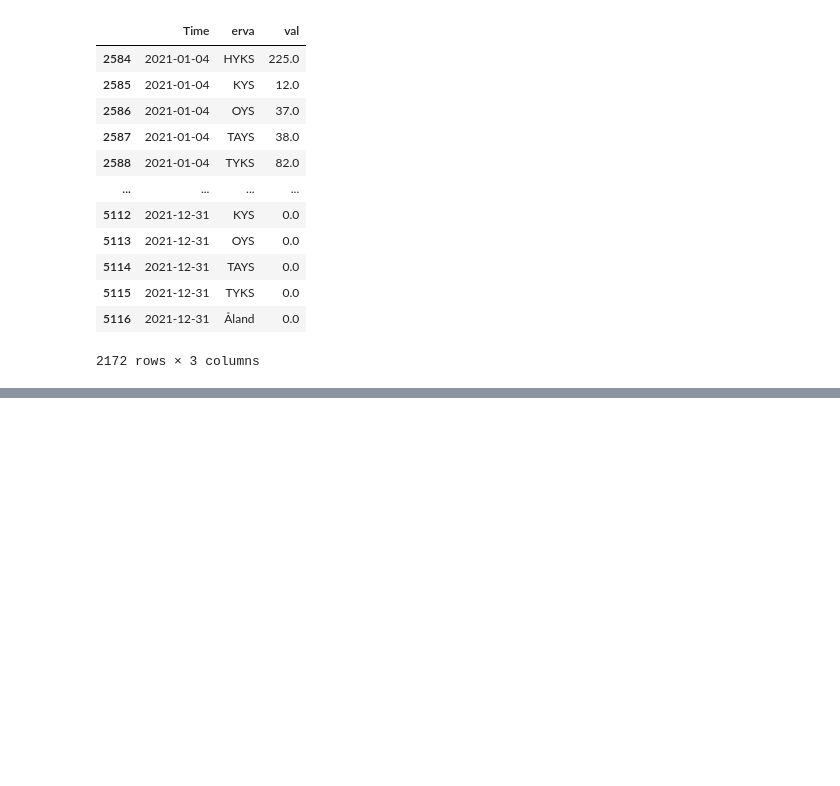
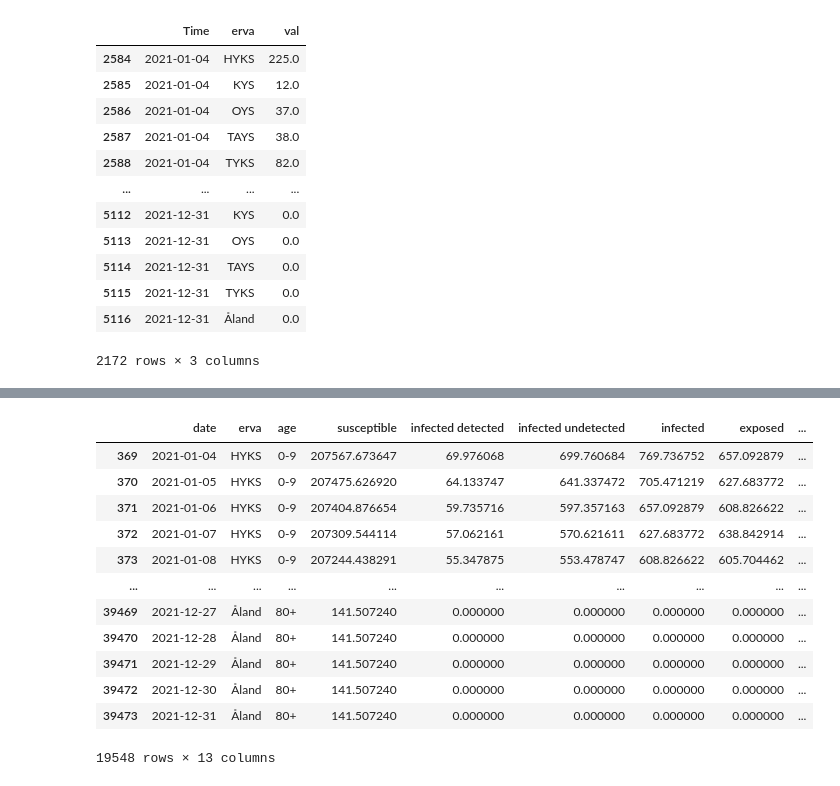
Before and after one commit to FINCoVID19/optimized_vaccination_finland, a Jupyter notebook: reported_cases_age_erva.ipynb, the cells around one changed output, grey strips where cells are left out. Saved outputs shown, nothing was run; the diff lists cells and outputs as text; code cells hidden in the pictures; blank space fills up the shorter version.

```diff
--- a/reported_cases_age_erva.ipynb
+++ b/reported_cases_age_erva.ipynb
@@ -111,0 +108,18 @@ comp.loc[comp['date'] >= '2021-01-04', ]
+# %%
+epidemic_state = full_epidemic_state_finland(logger, age_file)
+# %%
+epidemic_state.loc[epidemic_state['date'] >= '2021-01-04', ]
+# %% [output]
+|  | date | erva | age | susceptible | infected detected | infected undetected | infected | exposed | ... |
+| 369 | 2021-01-04 | HYKS | 0-9 | 207567.673647 | 69.976068 | 699.760684 | 769.736752 | 657.092879 | ... |
+| 370 | 2021-01-05 | HYKS | 0-9 | 207475.626920 | 64.133747 | 641.337472 | 705.471219 | 627.683772 | ... |
+| 371 | 2021-01-06 | HYKS | 0-9 | 207404.876654 | 59.735716 | 597.357163 | 657.092879 | 608.826622 | ... |
+| 372 | 2021-01-07 | HYKS | 0-9 | 207309.544114 | 57.062161 | 570.621611 | 627.683772 | 638.842914 | ... |
+| 373 | 2021-01-08 | HYKS | 0-9 | 207244.438291 | 55.347875 | 553.478747 | 608.826622 | 605.704462 | ... |
+| ... | ... | ... | ... | ... | ... | ... | ... | ... | ... |
+| 39469 | 2021-12-27 | Åland | 80+ | 141.507240 | 0.000000 | 0.000000 | 0.000000 | 0.000000 | ... |
+| 39470 | 2021-12-28 | Åland | 80+ | 141.507240 | 0.000000 | 0.000000 | 0.000000 | 0.000000 | ... |
+| 39471 | 2021-12-29 | Åland | 80+ | 141.507240 | 0.000000 | 0.000000 | 0.000000 | 0.000000 | ... |
+| 39472 | 2021-12-30 | Åland | 80+ | 141.507240 | 0.000000 | 0.000000 | 0.000000 | 0.000000 | ... |
+| 39473 | 2021-12-31 | Åland | 80+ | 141.507240 | 0.000000 | 0.000000 | 0.000000 | 0.000000 | ... |
+19548 rows × 13 columns
```
Also changed, not shown: parts of 6 cells of this notebook, 4 other files.
